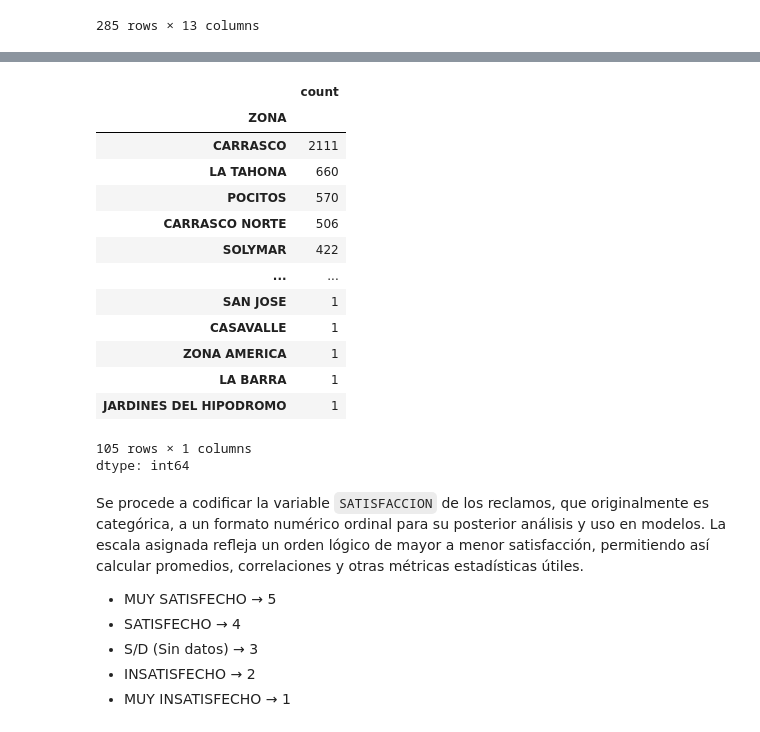
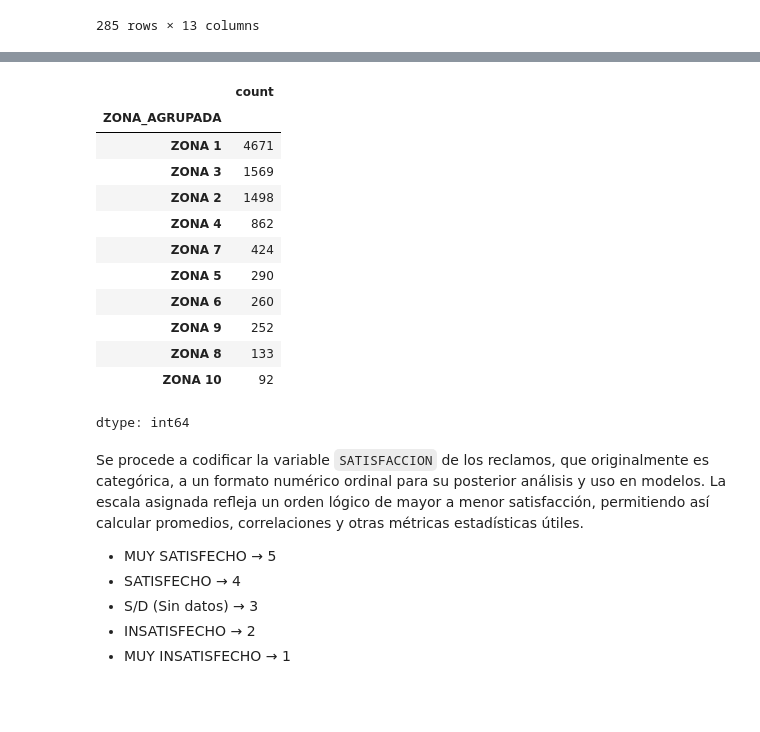
Before and after one commit to lomerrod/proyectofinalDSII, a Jupyter notebook: ProyectoFugaDeClientes+RodriguezLorena.ipynb, the cells around one changed output, grey strips where cells are left out. Drawn from its saved outputs; the diff is of its cells as text; code cells hidden in the pictures; blank space fills up the shorter version.

```diff
--- a/ProyectoFugaDeClientes+RodriguezLorena.ipynb
+++ b/ProyectoFugaDeClientes+RodriguezLorena.ipynb
@@ -100,7 +108,7 @@ import seaborn as sns
 ###*1.2 Carga de los datasets*
 # %%
 # URL del archivo Excel en formato raw
-file_url = "https://raw.githubusercontent.com/lomerrod/proyectofinalDSIII/main/data.xlsx"
+file_url = "https://raw.githubusercontent.com/lomerrod/proyectofinalDSII/main/data.xlsx"
 
 # Cargar el archivo
 xls = pd.ExcelFile(file_url)
@@ -553,9 +708,20 @@ Para evitar errores en futuras uniones y análisis, se transforman los campos cl
 # %%
 # Cambio de tipos
 df_ventas["COMPROBANTE"] = df_ventas["COMPROBANTE"].astype(str)
+df_ventas["DOC_GFE"] = df_ventas["DOC_GFE"].astype(str)
+df_ventas["FACTURA_AFECTADA"] = df_ventas["FACTURA_AFECTADA"].astype(str)
 df_ventas_detalle["COMPROBANTE"] = df_ventas_detalle["COMPROBANTE"].astype(str)
+df_cliente["FING"] = pd.to_datetime(df_cliente["FING"], errors="coerce").dt.normalize()
 df_reclamos2024["CLIENTE"] = df_reclamos2024["CLIENTE"].astype(str)
 df_deuda["CLIENTE"] = df_deuda["CLIENTE"].astype(str)
+df_deuda["MONTO_DEUDA"] = df_deuda["MONTO_DEUDA"].astype(float)
+df_deuda["DIAS_VENCIDO"] = (
+    df_deuda["DIAS_VENCIDO"]
+    .replace({'>90': 91})   # opcional: podrías usar 90 o 100 según tu criterio
+    .astype(int)
+)
+df_lluvia["FECHA"] = pd.to_datetime(df_lluvia["FECHA"])
+df_temp["FECHA"] = pd.to_datetime(df_temp["FECHA"])
 # %%
 df_ventas.dtypes
 # %% [output]
@@ -682,19 +874 @@ df_cliente['ZONA'].value_counts()
 dtype: int64
-# %%
-df_cliente['ZONA'] = df_cliente['ZONA'].replace({
-    'PRADO - NUEVO SAVONA': 'PRADO',
-    'COSTA DESPUES MARQUEZ CASTRO': 'EL PINAR',
-    'MONTEVIDEO NORTE': 'MONTEVIDEO',
-    'COSTA HASTA MARQUEZ CASTRO': 'SOLYMAR',
-    'LAS CANTERAS': 'MALVIN NORTE',
-    'CARRASCO SUR': 'CARRASCO',
-    'PEÑARON - LAVALLEJA': 'PEÑAROL',
-    'PARQUE BATLLE': 'PARQUE BATLLE - VILLA DOLORES',
-    'PINAR': 'EL PINAR',
-    'MALVIN SUR': 'MALVIN',
-    'peñarol': 'PEÑAROL',
-    'PARQUE RODO Y CORDON': 'PARQUE RODO',
-    'OTROS': 'MONTEVIDEO',
-    'CILINDRO': 'MERCADO MODELO - BOLIVAR',
-    'LOMAS DE CARRASCO': 'LA TAHONA'
-    })
@@ -701,20 +974,22 @@ df_cliente['ZONA'] = df_cliente['ZONA'].replace({
+# %%
+df_cliente['ZONA_AGRUPADA'] = df_cliente['ZONA'].map(barrios_a_zonas)
+df_cliente['ZONA_AGRUPADA'] = df_cliente['ZONA_AGRUPADA'].fillna('SIN ZONA')
+df_cliente['ZONA_AGRUPADA'] = df_cliente['ZONA_AGRUPADA'].replace('SIN ZONA', 'ZONA 10')
 # %%
-df_cliente['ZONA'].value_counts()
+df_cliente['ZONA_AGRUPADA'].value_counts()
 # %% [output]
 |  | count |
-| ZONA |  |
-| CARRASCO | 2111 |
-| LA TAHONA | 660 |
-| POCITOS | 570 |
-| CARRASCO NORTE | 506 |
-| SOLYMAR | 422 |
-| ... | ... |
-| SAN JOSE | 1 |
-| CASAVALLE | 1 |
-| ZONA AMERICA | 1 |
-| LA BARRA | 1 |
-| JARDINES DEL HIPODROMO | 1 |
+| ZONA_AGRUPADA |  |
+| ZONA 1 | 4671 |
+| ZONA 3 | 1569 |
+| ZONA 2 | 1498 |
+| ZONA 4 | 862 |
+| ZONA 7 | 424 |
+| ZONA 5 | 290 |
+| ZONA 6 | 260 |
+| ZONA 9 | 252 |
+| ZONA 8 | 133 |
+| ZONA 10 | 92 |
-105 rows × 1 columns
 dtype: int64
 # %% [markdown]
 Se procede a codificar la variable `SATISFACCION` de los reclamos, que originalmente es categórica, a un formato numérico ordinal para su posterior análisis y uso en modelos. La escala asignada refleja un orden lógico de mayor a menor satisfacción, permitiendo así calcular promedios, correlaciones y otras métricas estadísticas útiles.
```
Also changed, not shown: parts of 105 cells of this notebook.
